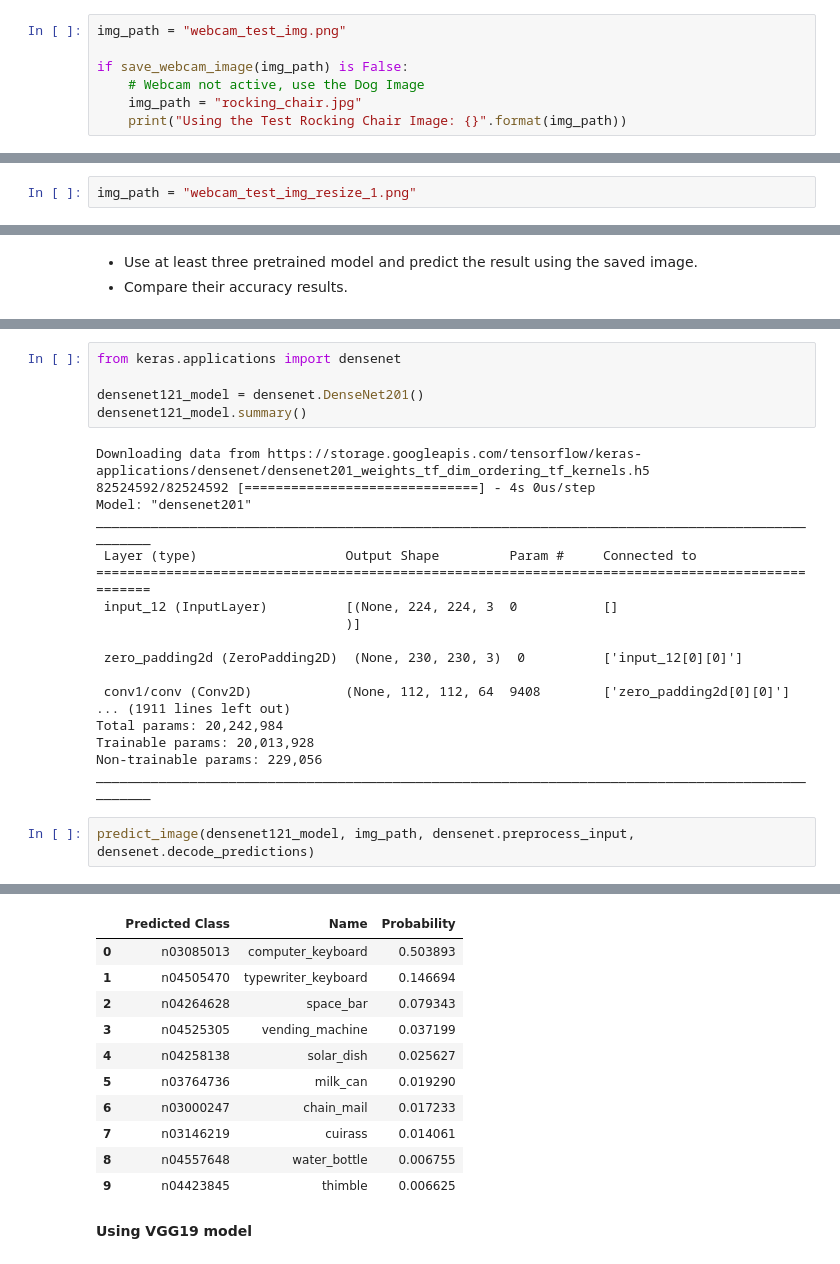
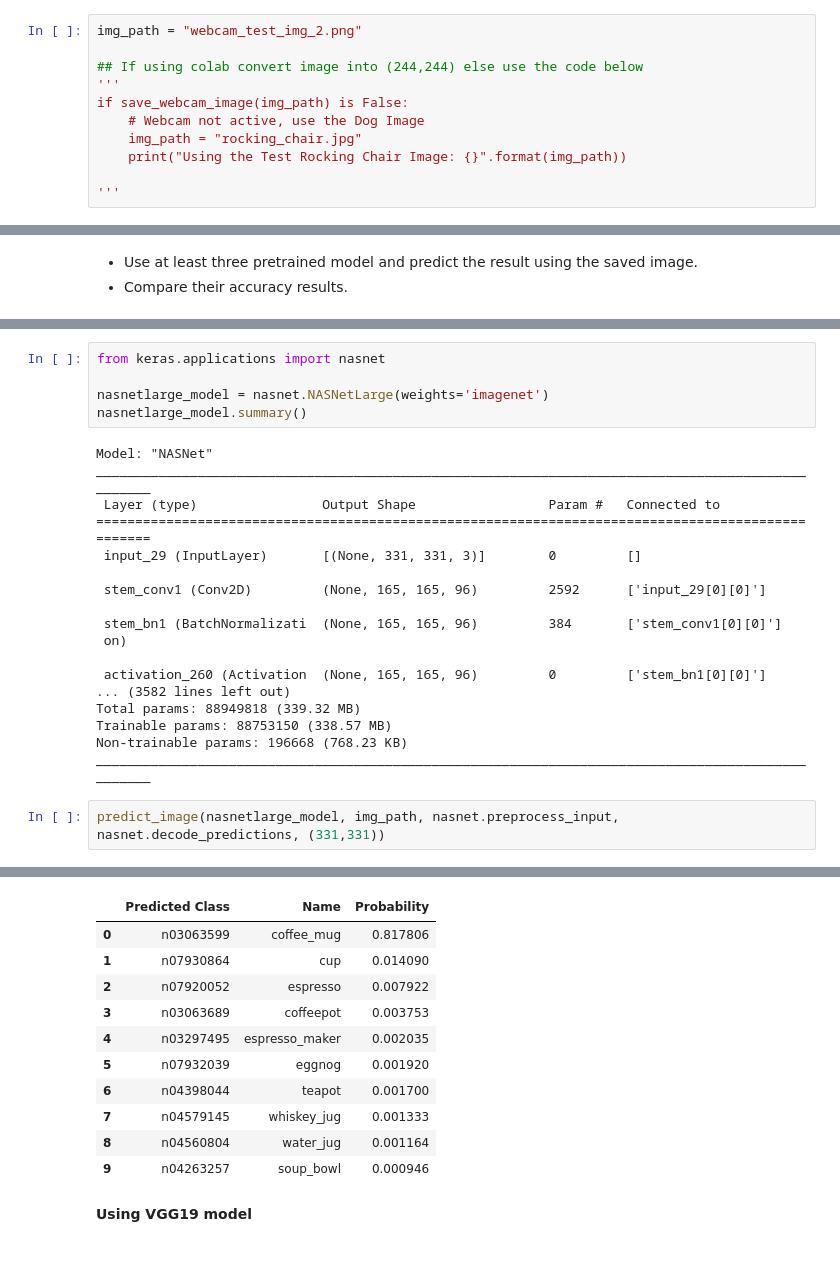
Before and after one commit to HuuuWasabe/CPE-313, a Jupyter notebook: HOA2_3_SanGabriel_CNN_Network_Architectures.ipynb, the cells around one changed output, grey strips where cells are left out. Cells and saved outputs as stored; diff of their text form.

```diff
--- a/HOA2_3_SanGabriel_CNN_Network_Architectures.ipynb
+++ b/HOA2_3_SanGabriel_CNN_Network_Architectures.ipynb
@@ -61,9 +61,13 @@ def save_webcam_image(img_path):
 * Place a clock or any object
 * Display the saved image
 # %%
-img_path = "webcam_test_img.png"
+img_path = "webcam_test_img_2.png"
 
+## If using colab convert image into (244,244) else use the code below
+'''
 if save_webcam_image(img_path) is False:
     # Webcam not active, use the Dog Image
     img_path = "rocking_chair.jpg"
     print("Using the Test Rocking Chair Image: {}".format(img_path))
+
+'''
@@ -70,5 +76,3 @@ if save_webcam_image(img_path) is False:
-# %%
-img_path = "webcam_test_img_resize_1.png"
 # %%
 plt.imshow(cv2.imread(img_path))
 # %% [output]
@@ -233,26 +239,26 @@ predict_image(resnet101_model, img_path, resnet.preprocess_input, resnet.decode_
 # %%
-from keras.applications import densenet
+from keras.applications import nasnet
 
-densenet121_model = densenet.DenseNet201()
-densenet121_model.summary()
+nasnetlarge_model = nasnet.NASNetLarge(weights='imagenet')
+nasnetlarge_model.summary()
 # %% [output]
-Downloading data from https://storage.googleapis.com/tensorflow/keras-applications/densenet/densenet201_weights_tf_dim_ordering_tf_kernels.h5
-82524592/82524592 [==============================] - 4s 0us/step
-Model: "densenet201"
+Model: "NASNet"
 __________________________________________________________________________________________________
- Layer (type)                   Output Shape         Param #     Connected to
+ Layer (type)                Output Shape                 Param #   Connected to
 ==================================================================================================
- input_12 (InputLayer)          [(None, 224, 224, 3  0           []
-                                )]
+ input_29 (InputLayer)       [(None, 331, 331, 3)]        0         []
 
- zero_padding2d (ZeroPadding2D)  (None, 230, 230, 3)  0          ['input_12[0][0]']
+ stem_conv1 (Conv2D)         (None, 165, 165, 96)         2592      ['input_29[0][0]']
 
- conv1/conv (Conv2D)            (None, 112, 112, 64  9408        ['zero_padding2d[0][0]']
-... (1911 lines left out)
-Total params: 20,242,984
-Trainable params: 20,013,928
-Non-trainable params: 229,056
+ stem_bn1 (BatchNormalizati  (None, 165, 165, 96)         384       ['stem_conv1[0][0]']
+ on)
+
+ activation_260 (Activation  (None, 165, 165, 96)         0         ['stem_bn1[0][0]']
+... (3582 lines left out)
+Total params: 88949818 (339.32 MB)
+Trainable params: 88753150 (338.57 MB)
+Non-trainable params: 196668 (768.23 KB)
 __________________________________________________________________________________________________
 # %%
-predict_image(densenet121_model, img_path, densenet.preprocess_input, densenet.decode_predictions)
+predict_image(nasnetlarge_model, img_path, nasnet.preprocess_input, nasnet.decode_predictions, (331,331))
 # %% [output]
@@ -260,14 +266,14 @@ predict_image(densenet121_model, img_path, densenet.preprocess_input, densenet.d
 |  | Predicted Class | Name | Probability |
-| 0 | n03085013 | computer_keyboard | 0.503893 |
-| 1 | n04505470 | typewriter_keyboard | 0.146694 |
-| 2 | n04264628 | space_bar | 0.079343 |
-| 3 | n04525305 | vending_machine | 0.037199 |
-| 4 | n04258138 | solar_dish | 0.025627 |
-| 5 | n03764736 | milk_can | 0.019290 |
-| 6 | n03000247 | chain_mail | 0.017233 |
-| 7 | n03146219 | cuirass | 0.014061 |
-| 8 | n04557648 | water_bottle | 0.006755 |
-| 9 | n04423845 | thimble | 0.006625 |
+| 0 | n03063599 | coffee_mug | 0.817806 |
+| 1 | n07930864 | cup | 0.014090 |
+| 2 | n07920052 | espresso | 0.007922 |
+| 3 | n03063689 | coffeepot | 0.003753 |
+| 4 | n03297495 | espresso_maker | 0.002035 |
+| 5 | n07932039 | eggnog | 0.001920 |
+| 6 | n04398044 | teapot | 0.001700 |
+| 7 | n04579145 | whiskey_jug | 0.001333 |
+| 8 | n04560804 | water_jug | 0.001164 |
+| 9 | n04263257 | soup_bowl | 0.000946 |
 # %% [markdown]
 **Using VGG19 model**
 # %%
```
Also changed, not shown: parts of 19 cells of this notebook.
